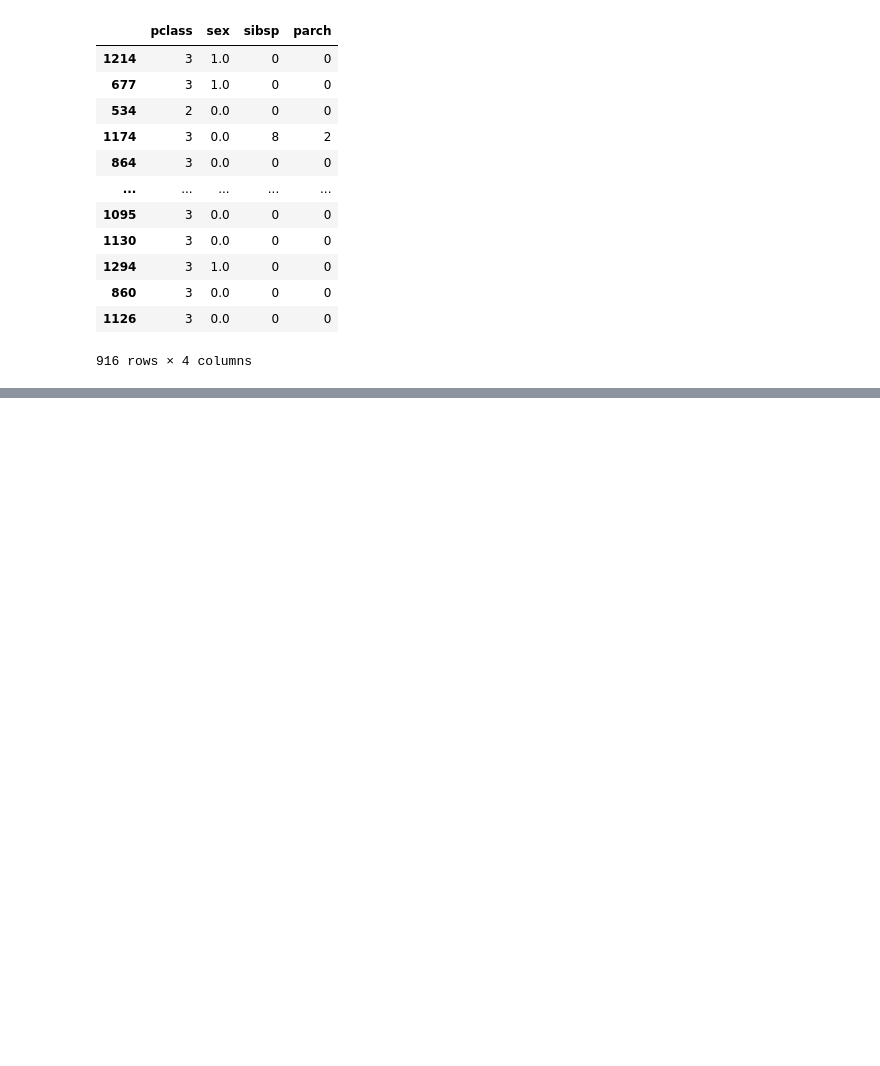
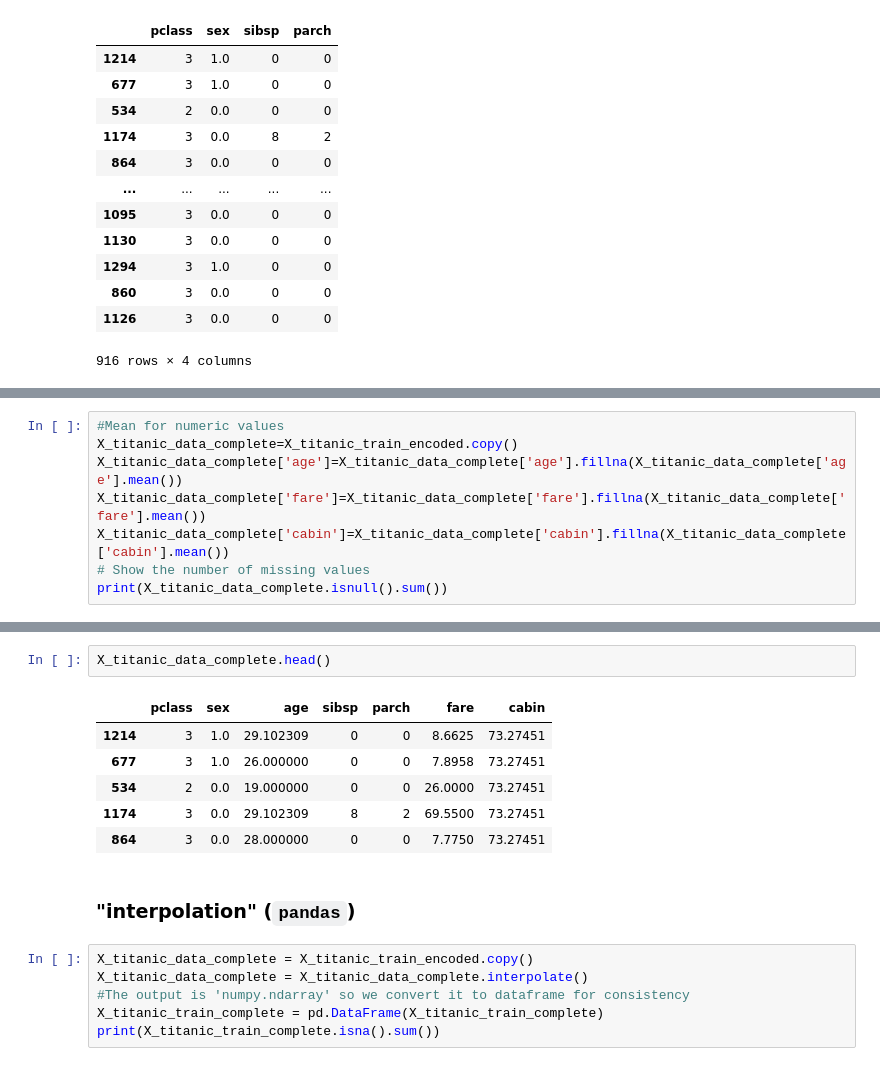
Before and after one commit to buianhtuyet05/ueh25-ktlt-eco, a Jupyter notebook: buoi6_250923/Untitled.ipynb, the cells around one changed output, grey strips where cells are left out. Saved outputs shown, nothing was run; the diff lists cells and outputs as text; blank space fills up the shorter version.

```diff
--- a/buoi6_250923/Untitled.ipynb
+++ b/buoi6_250923/Untitled.ipynb
@@ -208,0 +263,8 @@ X_titanic_train_complete
+# %%
+#Mean for numeric values
+X_titanic_data_complete=X_titanic_train_encoded.copy()
+X_titanic_data_complete['age']=X_titanic_data_complete['age'].fillna(X_titanic_data_complete['age'].mean())
+X_titanic_data_complete['fare']=X_titanic_data_complete['fare'].fillna(X_titanic_data_complete['fare'].mean())
+X_titanic_data_complete['cabin']=X_titanic_data_complete['cabin'].fillna(X_titanic_data_complete['cabin'].mean())
+# Show the number of missing values
+print(X_titanic_data_complete.isnull().sum())
@@ -208,0 +280,17 @@ X_titanic_train_complete
+# %%
+X_titanic_data_complete.head()
+# %% [output]
+|  | pclass | sex | age | sibsp | parch | fare | cabin |
+| 1214 | 3 | 1.0 | 29.102309 | 0 | 0 | 8.6625 | 73.27451 |
+| 677 | 3 | 1.0 | 26.000000 | 0 | 0 | 7.8958 | 73.27451 |
+| 534 | 2 | 0.0 | 19.000000 | 0 | 0 | 26.0000 | 73.27451 |
+| 1174 | 3 | 0.0 | 29.102309 | 8 | 2 | 69.5500 | 73.27451 |
+| 864 | 3 | 0.0 | 28.000000 | 0 | 0 | 7.7750 | 73.27451 |
+# %% [markdown]
+### "interpolation" (`pandas`)
+# %%
+X_titanic_data_complete = X_titanic_train_encoded.copy()
+X_titanic_data_complete = X_titanic_data_complete.interpolate()
+#The output is 'numpy.ndarray' so we convert it to dataframe for consistency
+X_titanic_train_complete = pd.DataFrame(X_titanic_train_complete)
+print(X_titanic_train_complete.isna().sum())
```
Also changed, not shown: parts of 11 cells of this notebook.
